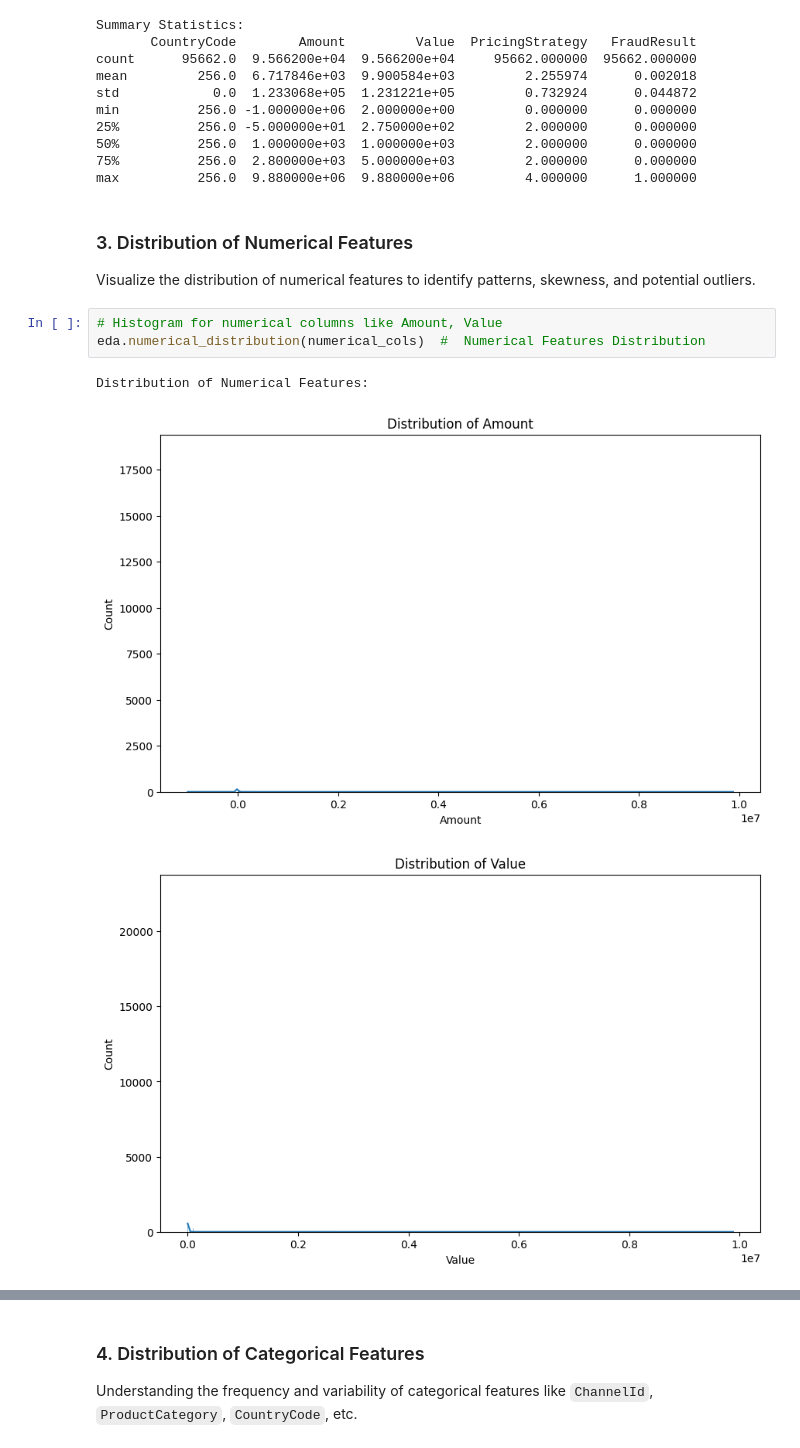
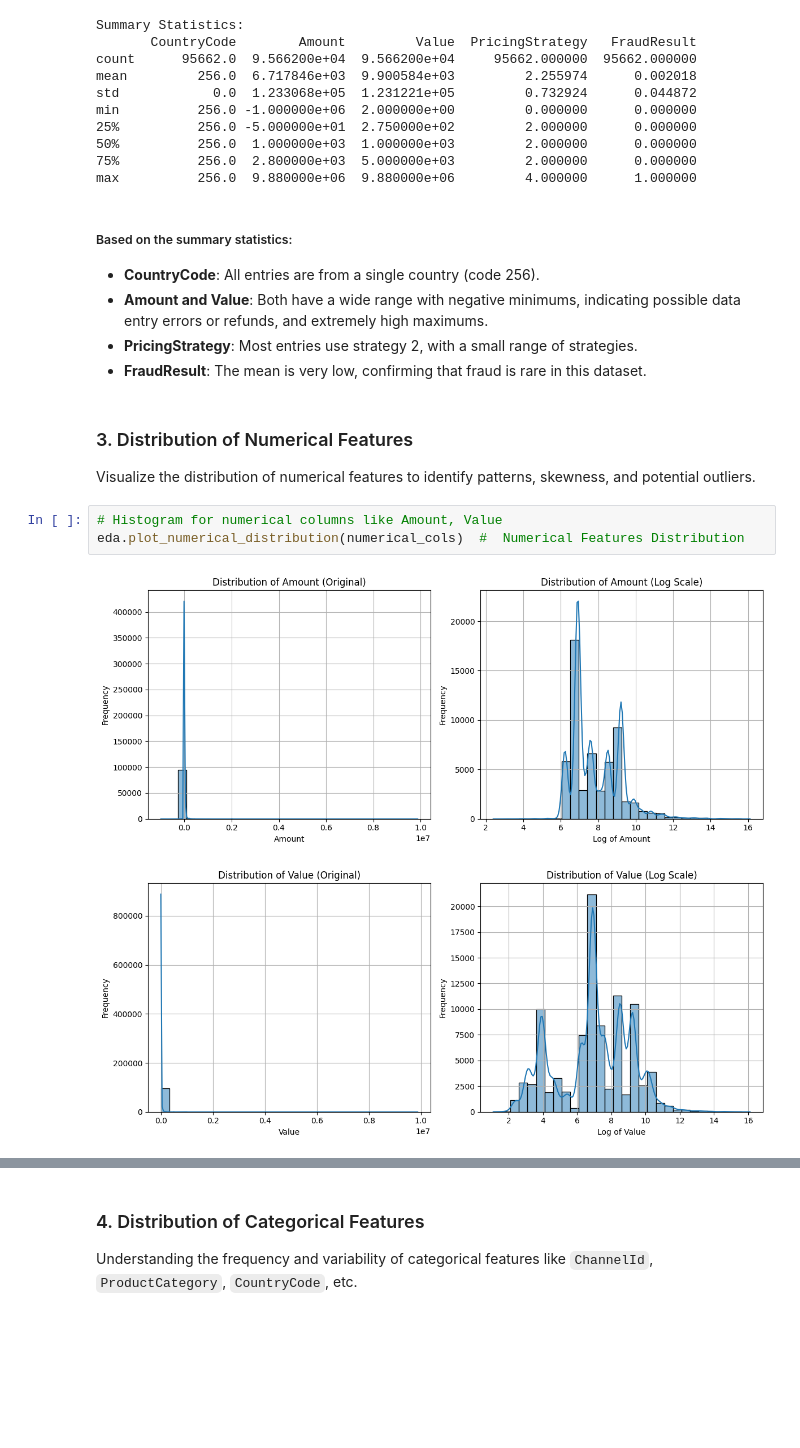
Before and after one commit to getahunTiruneh/Bati-Bank-Credit-Scoring-Model, a Jupyter notebook: notebooks/Bati_Bank_EDA.ipynb, the cells around one changed output, grey strips where cells are left out. Saved outputs shown, nothing was run; the diff lists cells and outputs as text; blank space fills up the shorter version.

```diff
--- a/notebooks/Bati_Bank_EDA.ipynb
+++ b/notebooks/Bati_Bank_EDA.ipynb
@@ -87,13 +94,19 @@ min          256.0 -1.000000e+06  2.000000e+00         0.000000      0.000000
 50%          256.0  1.000000e+03  1.000000e+03         2.000000      0.000000
 75%          256.0  2.800000e+03  5.000000e+03         2.000000      0.000000
 max          256.0  9.880000e+06  9.880000e+06         4.000000      1.000000
+# %% [markdown]
+##### Based on the summary statistics:
+
+- **CountryCode**: All entries are from a single country (code 256).
+- **Amount and Value**: Both have a wide range with negative minimums, indicating possible data entry errors or refunds, and extremely high maximums.
+- **PricingStrategy**: Most entries use strategy 2, with a small range of strategies.
+- **FraudResult**: The mean is very low, confirming that fraud is rare in this dataset.
 # %% [markdown]
 ### 3. Distribution of Numerical Features
 Visualize the distribution of numerical features to identify patterns, skewness, and potential outliers.
 # %%
 # Histogram for numerical columns like Amount, Value
-eda.numerical_distribution(numerical_cols)  #  Numerical Features Distribution
+eda.plot_numerical_distribution(numerical_cols)  #  Numerical Features Distribution
 # %% [output]
-Distribution of Numerical Features:
-[figure, old version]
+[figure, new version]
-[figure, old version]
+[figure, new version]
```
Also changed, not shown: parts of 13 cells of this notebook.
